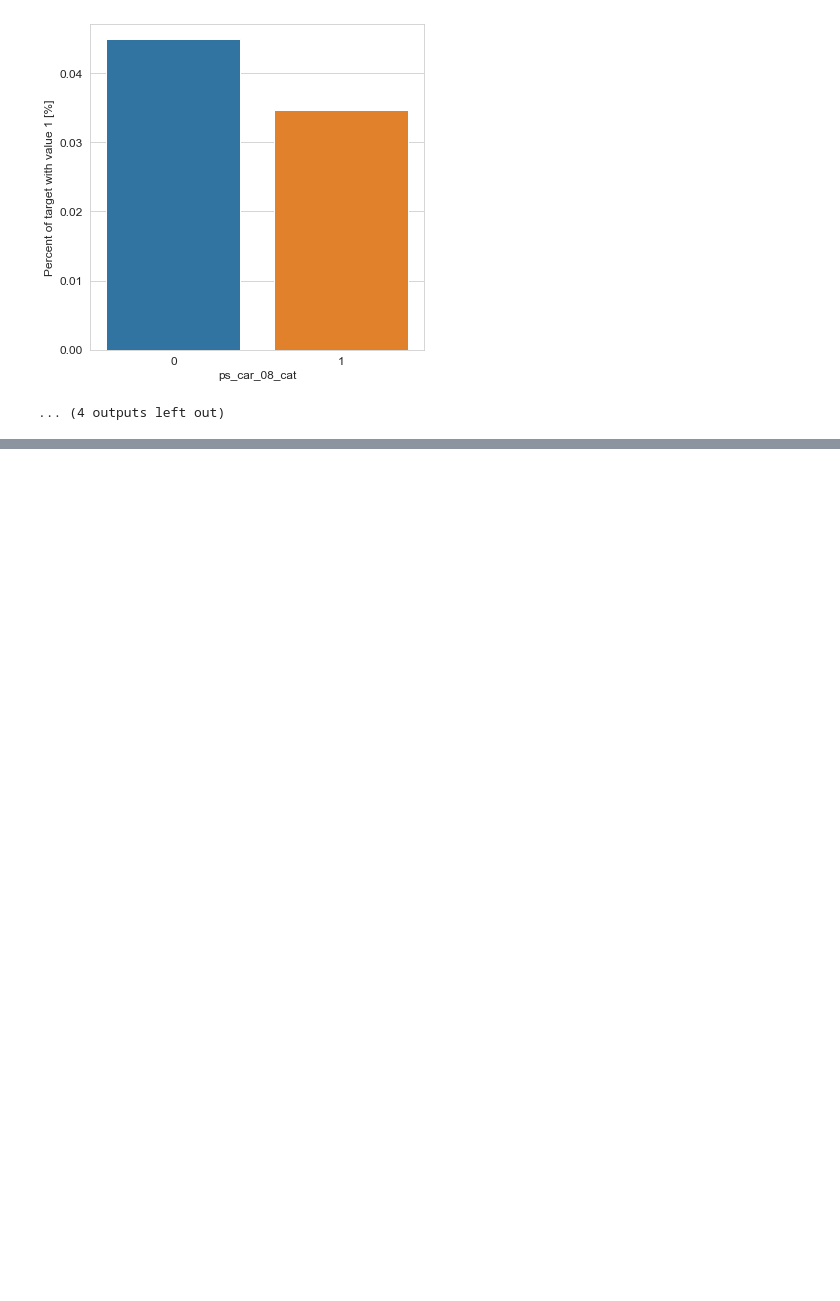
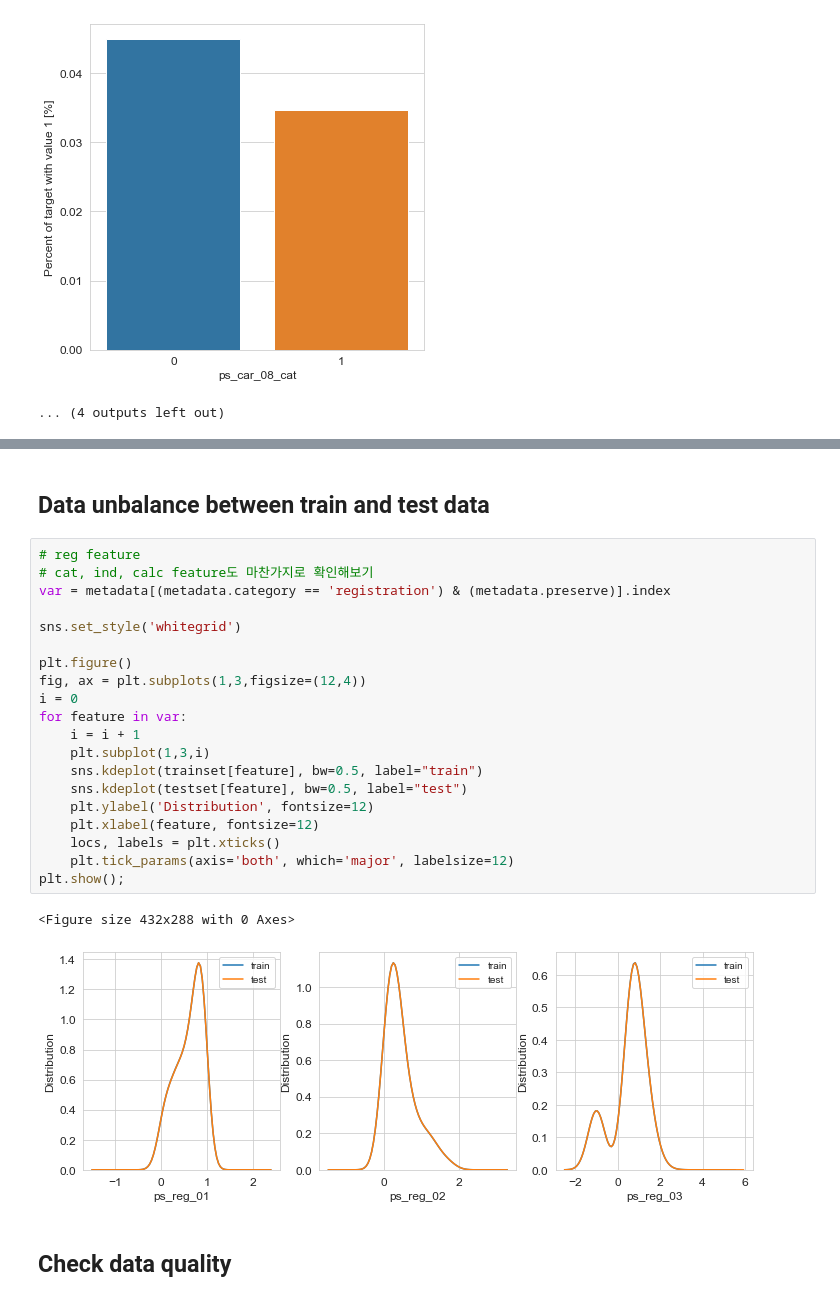
Before and after one commit to herbwood/study_datascience, a Jupyter notebook: kaggle/santander/practice_04.ipynb, the cells around one changed output, grey strips where cells are left out. Saved outputs shown, nothing was run; the diff lists cells and outputs as text; blank space fills up the shorter version.

```diff
--- a/kaggle/santander/practice_04.ipynb
+++ b/kaggle/santander/practice_04.ipynb
@@ -301,0 +327,29 @@ for feature in var:
+# %% [markdown]
+Data unbalance between train and test data
+----------
+# %%
+# reg feature
+# cat, ind, calc feature도 마찬가지로 확인해보기
+var = metadata[(metadata.category == 'registration') & (metadata.preserve)].index
+
+sns.set_style('whitegrid')
+
+plt.figure()
+fig, ax = plt.subplots(1,3,figsize=(12,4))
+i = 0
+for feature in var:
+    i = i + 1
+    plt.subplot(1,3,i)
+    sns.kdeplot(trainset[feature], bw=0.5, label="train")
+    sns.kdeplot(testset[feature], bw=0.5, label="test")
+    plt.ylabel('Distribution', fontsize=12)
+    plt.xlabel(feature, fontsize=12)
+    locs, labels = plt.xticks()
+    plt.tick_params(axis='both', which='major', labelsize=12)
+plt.show();
+# %% [output]
+<Figure size 432x288 with 0 Axes>
+[figure, added]
+# %% [markdown]
+Check data quality
+---------------
```
Also changed, not shown: parts of 25 cells of this notebook.
